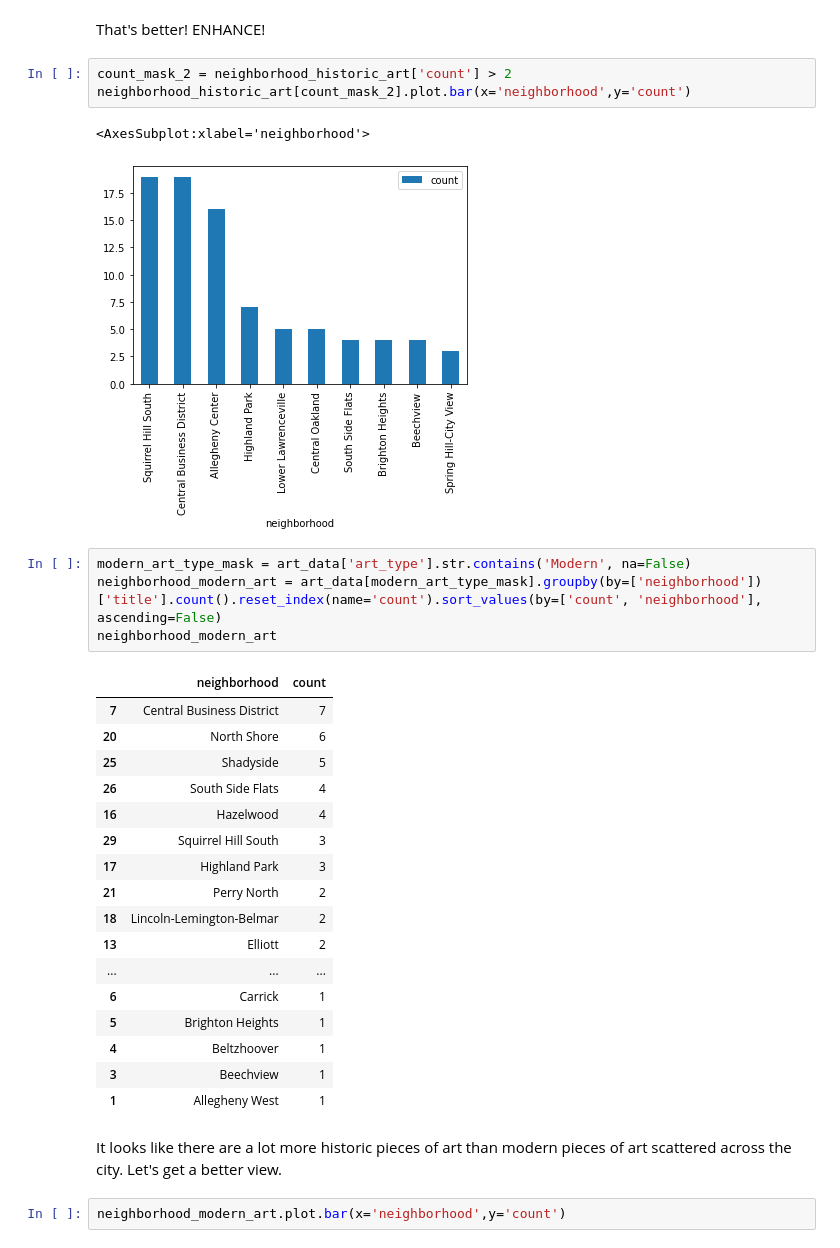
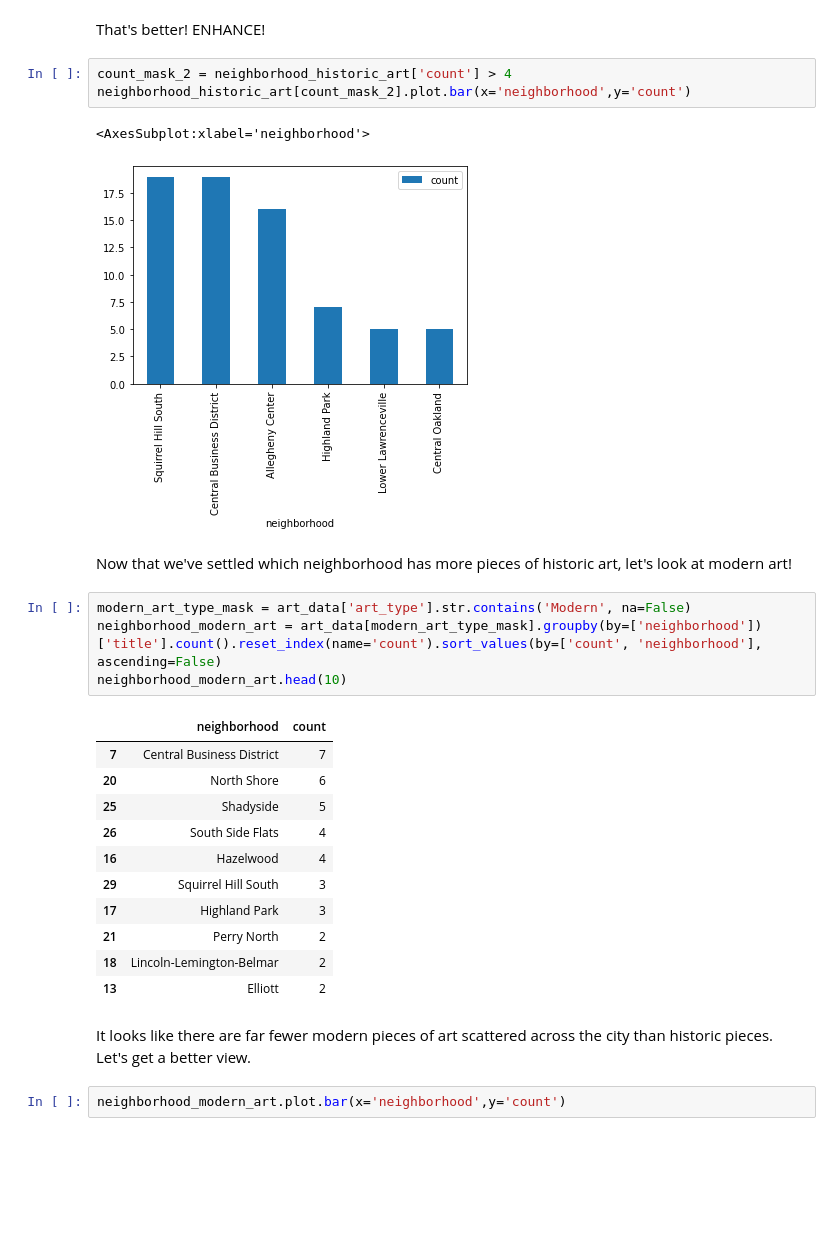
Before and after one commit to mjd119/Final-Project-CMPINF-0010, a Jupyter notebook: Full.ipynb, the cells around one changed output. Drawn from its saved outputs; the diff is of its cells as text; blank space fills up the shorter version.

```diff
--- a/Full.ipynb
+++ b/Full.ipynb
@@ -292,15 +253,17 @@ neighborhood_historic_art[count_mask].plot.bar(x='neighborhood',y='count')
 # %% [markdown]
 That's better! ENHANCE!
 # %%
-count_mask_2 = neighborhood_historic_art['count'] > 2
+count_mask_2 = neighborhood_historic_art['count'] > 4
 neighborhood_historic_art[count_mask_2].plot.bar(x='neighborhood',y='count')
 # %% [output]
 <AxesSubplot:xlabel='neighborhood'>
-[figure, old version]
+[figure, new version]
+# %% [markdown]
+Now that we've settled which neighborhood has more pieces of historic art, let's look at modern art!
 # %%
 modern_art_type_mask = art_data['art_type'].str.contains('Modern', na=False)
 neighborhood_modern_art = art_data[modern_art_type_mask].groupby(by=['neighborhood'])['title'].count().reset_index(name='count').sort_values(by=['count', 'neighborhood'], ascending=False)
-neighborhood_modern_art
+neighborhood_modern_art.head(10)
 # %% [output]
 |  | neighborhood | count |
 | 7 | Central Business District | 7 |
@@ -313,14 +276,8 @@ neighborhood_modern_art
 | 21 | Perry North | 2 |
 | 18 | Lincoln-Lemington-Belmar | 2 |
 | 13 | Elliott | 2 |
-| ... | ... | ... |
-| 6 | Carrick | 1 |
-| 5 | Brighton Heights | 1 |
-| 4 | Beltzhoover | 1 |
-| 3 | Beechview | 1 |
-| 1 | Allegheny West | 1 |
 # %% [markdown]
-It looks like there are a lot more historic pieces of art than modern pieces of art scattered across the city. Let's get a better view.
+It looks like there are far fewer modern pieces of art scattered across the city than historic pieces. Let's get a better view.
 # %%
 neighborhood_modern_art.plot.bar(x='neighborhood',y='count')
 # %% [output]
```
Also changed, not shown: parts of 22 cells of this notebook.
